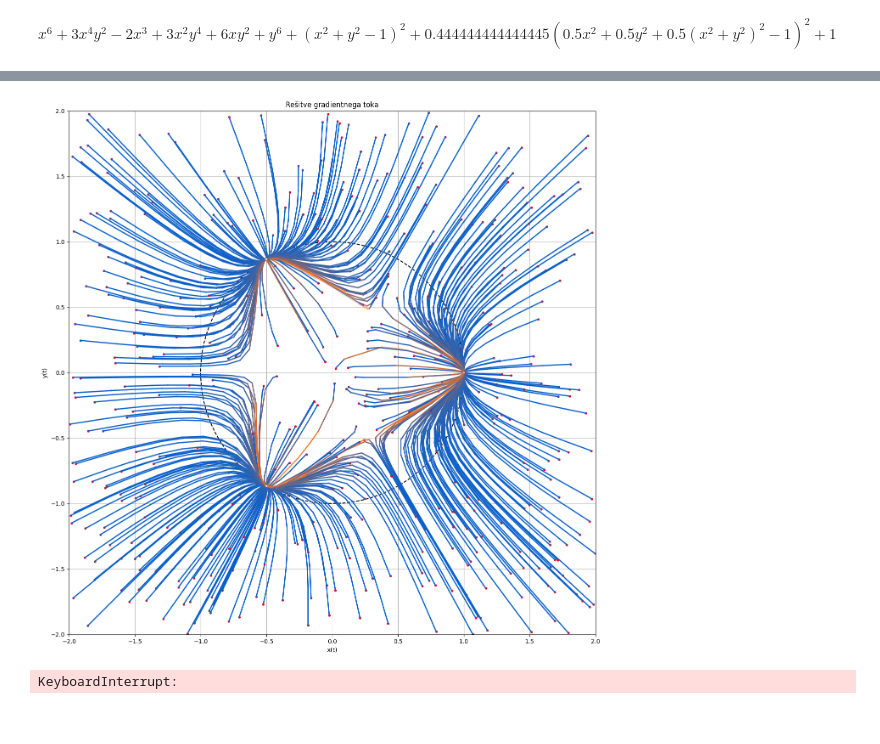
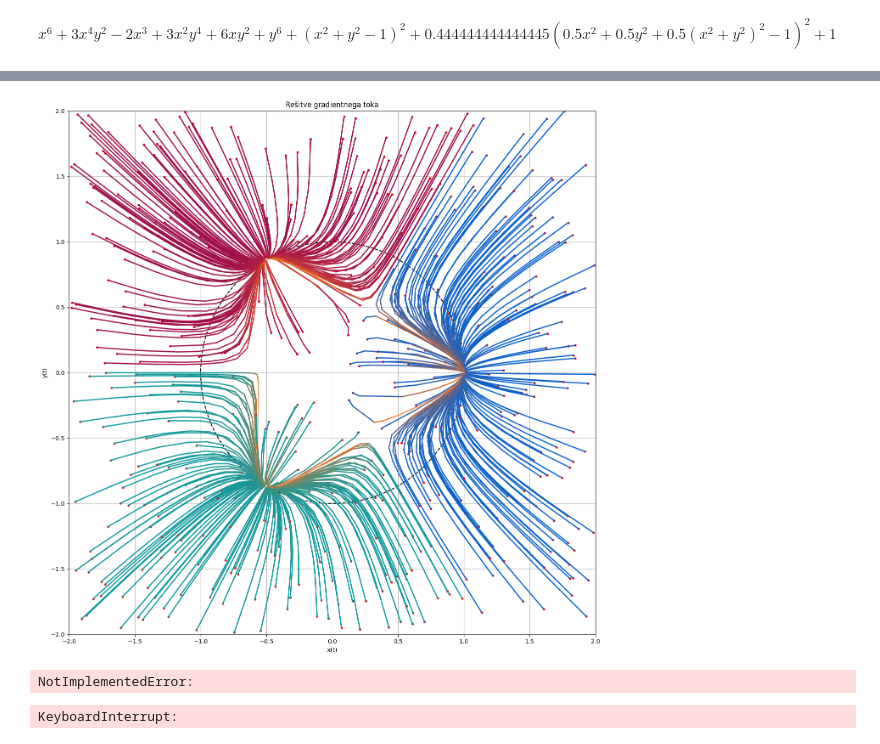
Before and after one commit to urhprimozic/gofi, a Jupyter notebook: gofi/ode/equation_generation/cyclic_groups.ipynb, the cells around one changed output, grey strips where cells are left out. Drawn from its saved outputs; the diff is of its cells as text; code cells hidden in the pictures.

```diff
--- a/gofi/ode/equation_generation/cyclic_groups.ipynb
+++ b/gofi/ode/equation_generation/cyclic_groups.ipynb
@@ -53,7 +53,8 @@ loss_y = sympy.lambdify((x, y), L_y)
 from scipy.integrate import solve_ivp
 import matplotlib.pyplot as plt
 import numpy as np
-from gofi.plot.colors import cmap_blue_orange_blackless
+from tqdm import tqdm
+from gofi.plot.colors import cmap_blue_orange_blackless, cmap_pink_orange_blackless, cmap_darkorange_orange_blackless, cmap_bluegreen_orange_blackless
 # sollve d(x,y)/dt = -gradL
 def neg_grad(t, z):
     x, y = z
@@ -69,38 +70,55 @@ plt.figure(figsize=(16, 16))
 plt.plot(np.cos(np.linspace(0, 2 * np.pi, 100)), np.sin(np.linspace(0, 2 * np.pi, 100)), 'k--', label='Unit Circle')
 # plot the
 
+def get_cmap(x,y):
+    cmaps = [cmap_blue_orange_blackless, cmap_pink_orange_blackless, cmap_bluegreen_orange_blackless]
+
+    angle = np.arctan2(y, x) % (2 * np.pi)
+
+    if 5/6*2*np.pi <= angle or angle <= 1/6*2*np.pi:
+        return cmaps[0]
+    elif 1/6*2*np.pi < angle <= 3/6*2*np.pi:
+        return cmaps[1]
+    else:
+        return cmaps[2]
 
 ax = plt.gca()
 ax.set_xlim([-2, 2])
 ax.set_ylim([-2, 2])
 
 sample_size = 500
-for i in range(sample_size):
+for i in tqdm(range(sample_size), total=sample_size):
     x0, y0 = np.random.uniform(-2, 2, 2)
     solution = solve_ivp(neg_grad, (0, t_max), (x0, y0))
 
-   # cmap = plt.get_cmap('viridis')
-    cmap = cmap_blue_orange_blackless
+
+    cmap = get_cmap(solution.y[0][-1], solution.y[1][-1])
+   # cmap = cmap_blue_orange_blackless
+
     norm = plt.Normalize(vmin=0, vmax=t_max)  # Normalize based on time range
     # plot initial step
     plt.plot(solution.y[0][0], solution.y[1][0], 'ro', label='Initial point', markersize=3)
 
 
     # Plot the solution in 2D (y vs x) with color changing over time
     for i in range(len(solution.t) - 1):
         plt.plot(solution.y[0][i:i+2], solution.y[1][i:i+2], color=cmap(norm(solution.t[i])), lw=2)#, marker= '>')
     #plt.plot(solution.y[0], solution.y[1], label='Gradient flow trajectory')
 
 
 
 plt.xlabel('x(t)')
 plt.ylabel('y(t)')
 plt.title('Rešitve gradientnega toka')
 plt.grid(True)
 plt.savefig('C3 trajektorije.pdf')
 plt.show()
 # %% [output]
-[figure, old version]
+[figure, new version]
+# %%
+raise NotImplementedError()
+# %% [output]
+NotImplementedError:
 # %%
 import numpy as np
 from tqdm import tqdm
```
Also changed, not shown: 8 other files.
